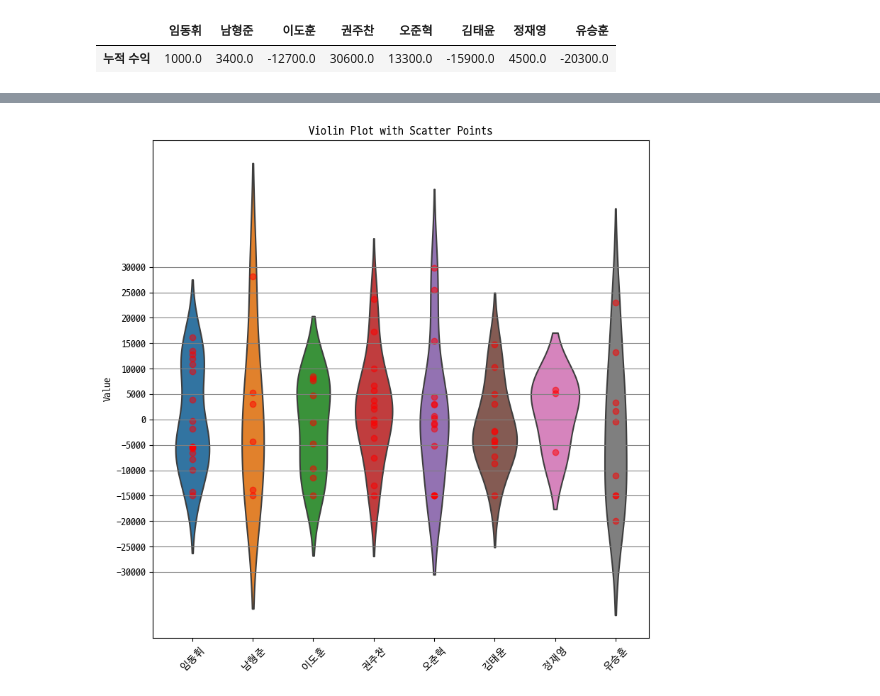
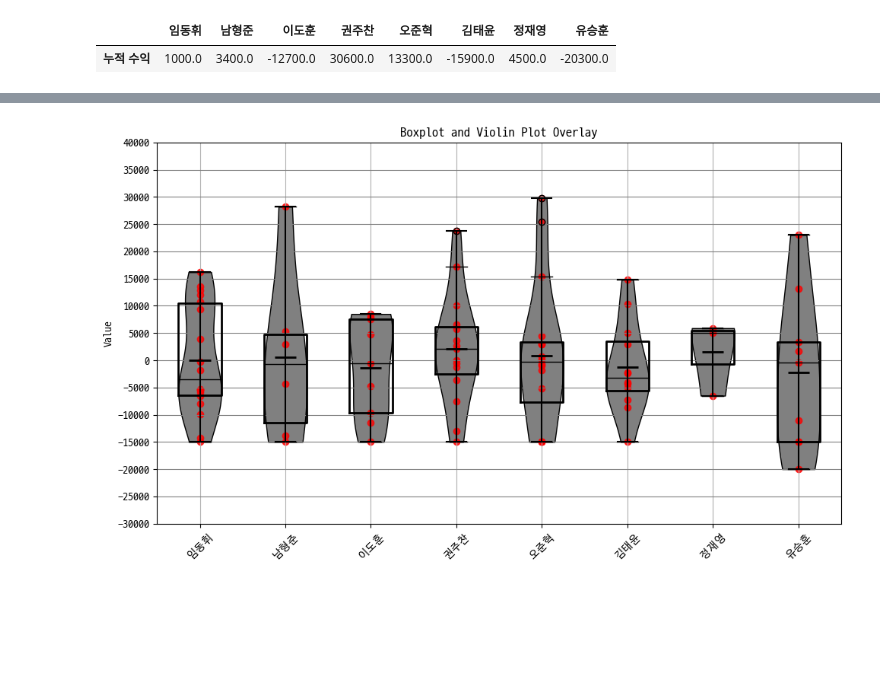
Before and after one commit to donghui-0126/poker-game-data-analysis, a Jupyter notebook: poker_analysis_total.ipynb, the cells around one changed output, grey strips where cells are left out. Saved outputs shown, nothing was run; the diff lists cells and outputs as text; code cells hidden in the pictures; blank space fills up the shorter version.

```diff
--- a/poker_analysis_total.ipynb
+++ b/poker_analysis_total.ipynb
@@ -66,16 +50,0 @@ Column: 유승훈, Skewness: 0.4328023919234718, Kurtosis: -0.9265080229436125
-# %%
-plt.figure(figsize=(8, 8))
-poker_df.boxplot()
-
-# 각각의 값들에 대한 scatter plot 추가
-for i, col in enumerate(poker_df.columns):
-    x = [i + 1] * poker_df[col].count()
-    plt.scatter(x, poker_df[col].dropna(), color='red', alpha=0.5)
-
-plt.title('Boxplot with Scatter Points')
-plt.ylabel('Value')
-plt.xticks(ticks=range(1, len(poker_df.columns) + 1), labels=poker_df.columns, rotation=45)  # x축 라벨 설정
-plt.yticks(range(-30000, 30001, 5000))  # y축 눈금 설정
-plt.grid(axis='y', color='gray', linestyle='-')  # y축 그리드 설정
-plt.tight_layout()
-plt.show()
@@ -84,20 +51,45 @@ plt.show()
 # %%
-import seaborn as sns
+import matplotlib.pyplot as plt
 
-plt.figure(figsize=(8, 8))
-sns.violinplot(data=poker_df, inner=None)  # Create violin plot
+plt.figure(figsize=(10, 6))
 
-# Add scatter points for each value
-for i, col in enumerate(poker_df.columns):
-    x = [i] * poker_df[col].count()
-    plt.scatter(x, poker_df[col].dropna(), color='red', alpha=0.5)
 
-plt.title('Violin Plot with Scatter Points')
+
+# Create violin plot for non-NaN values in each column
+for i, col in enumerate(poker_df.columns, start=1):
+    data = poker_df[col].dropna()
+    if not data.empty:
+        # Violin plot
+        parts = plt.violinplot(dataset=[data], positions=[i], showmeans=True, showmedians=False)
+
+        # Scatter points
+        x = [i] * len(data)
+        plt.scatter(x, data, color='red', alpha=0.8)
+
+        # Customize violin plot parts to highlight mean and median
+        for pc in parts['bodies']:
+            pc.set_facecolor('gray')  # Change violin color
+            pc.set_edgecolor('black')
+            pc.set_alpha(1)
+
+        # Customize mean marker
+        parts['cmeans'].set_color('black')
+        parts['cmeans'].set_linewidth(2)
+        parts['cbars'].set_edgecolor('black')
+        parts['cmaxes'].set_edgecolor('black')
+        parts['cmins'].set_edgecolor('black')
+        parts['cmeans'].set_edgecolor('black')
+
+# Boxplot with customized line width and median/box color
+poker_df.boxplot(color=dict(boxes='black', whiskers='black', medians='black', caps='black'),
+                 boxprops=dict(linewidth=2),
+                 whiskerprops=dict(linewidth=0),)
+
+plt.title('Boxplot and Violin Plot Overlay')
 plt.ylabel('Value')
-plt.xticks(ticks=range(len(poker_df.columns)), labels=poker_df.columns, rotation=45)
-plt.yticks(range(-30000, 30001, 5000))
+plt.xticks(ticks=range(1, len(poker_df.columns) + 1), labels=poker_df.columns, rotation=45)
+plt.yticks(range(-30000, 40001, 5000))
 plt.grid(axis='y', color='gray', linestyle='-')
 plt.tight_layout()
-plt.show()
 # %% [output]
-[figure, old version]
+[figure, new version]
```
Also changed, not shown: parts of 2 cells of this notebook, 3 other files.
